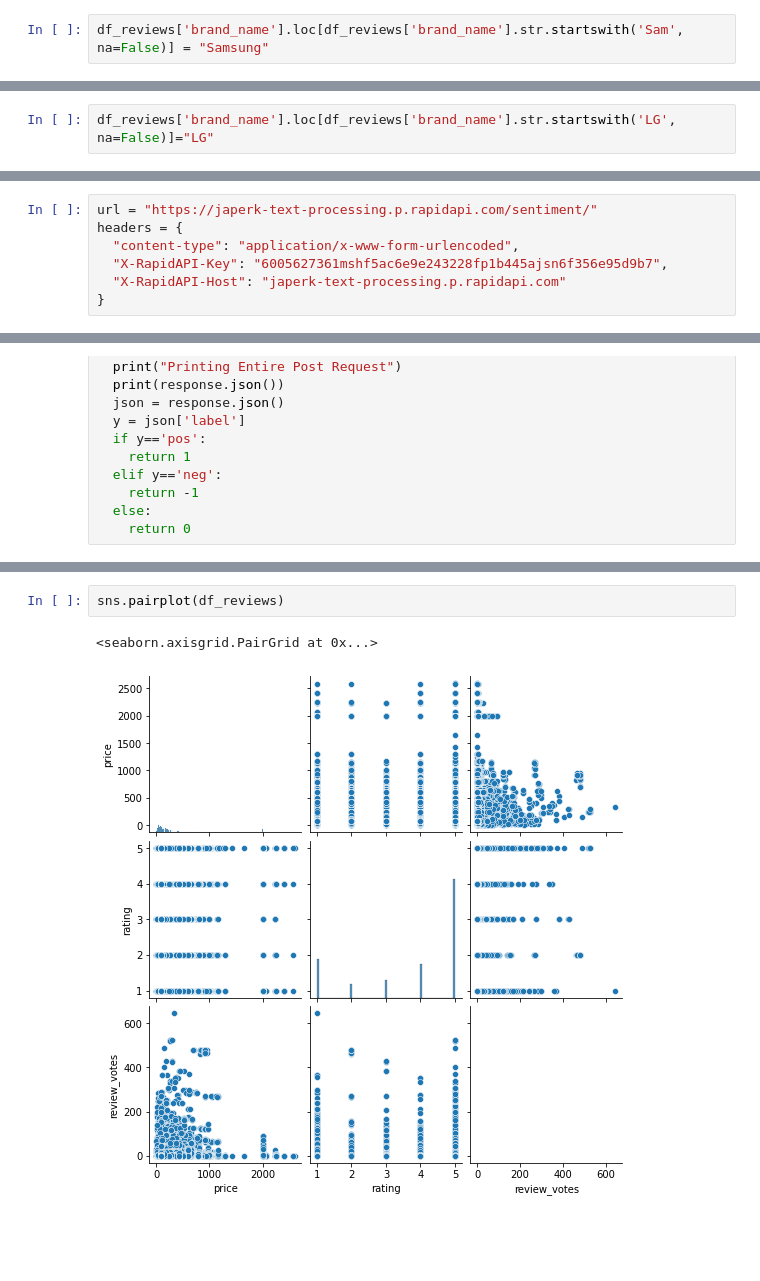
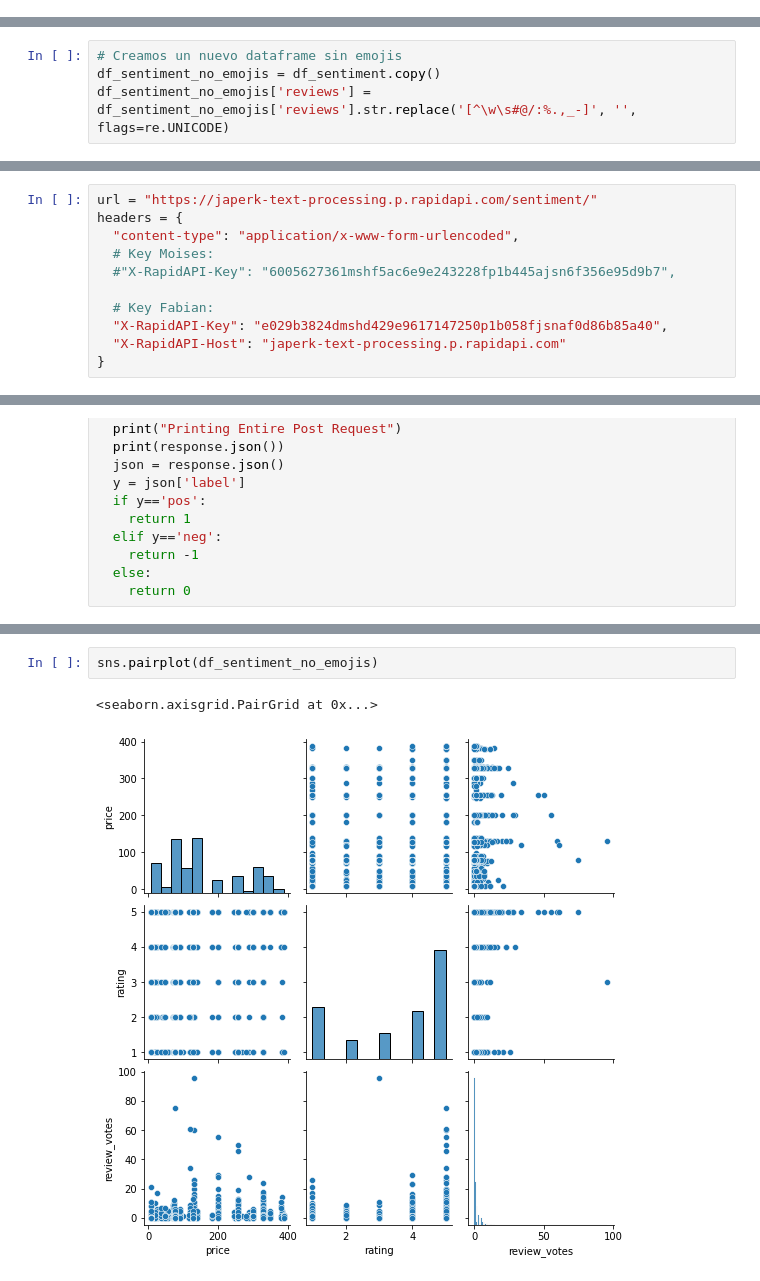
Before and after one commit to flako264/Proyecto-Python, a Jupyter notebook: Proyecto_python_bedu.ipynb, the cells around one changed output, grey strips where cells are left out. Saved outputs shown, nothing was run; the diff lists cells and outputs as text; blank space fills up the shorter version.

```diff
--- a/Proyecto_python_bedu.ipynb
+++ b/Proyecto_python_bedu.ipynb
@@ -229,2 +205,0 @@ Name: brand_name, dtype: int64
-# %%
-df_reviews['brand_name'].loc[df_reviews['brand_name'].str.startswith('Sam', na=False)] = "Samsung"
@@ -264,2 +205,0 @@ Name: brand_name, dtype: int64
-# %%
-df_reviews['brand_name'].loc[df_reviews['brand_name'].str.startswith('LG', na=False)]="LG"
@@ -496,0 +559,4 @@ df_sentiment_no_emojis=df_sentiment.astype('string').apply(lambda x: x.str.encod
+# %%
+# Creamos un nuevo dataframe sin emojis
+df_sentiment_no_emojis = df_sentiment.copy()
+df_sentiment_no_emojis['reviews'] = df_sentiment_no_emojis['reviews'].str.replace('[^\w\s#@/:%.,_-]', '', flags=re.UNICODE)
@@ -498,7 +570,11 @@ df_sentiment_no_emojis=df_sentiment.astype('string').apply(lambda x: x.str.encod
 url = "https://japerk-text-processing.p.rapidapi.com/sentiment/"
 headers = {
   "content-type": "application/x-www-form-urlencoded",
-  "X-RapidAPI-Key": "6005627361mshf5ac6e9e243228fp1b445ajsn6f356e95d9b7",
+  # Key Moises:
+  #"X-RapidAPI-Key": "6005627361mshf5ac6e9e243228fp1b445ajsn6f356e95d9b7",
+
+  # Key Fabian:
+  "X-RapidAPI-Key": "e029b3824dmshd429e9617147250p1b058fjsnaf0d86b85a40",
   "X-RapidAPI-Host": "japerk-text-processing.p.rapidapi.com"
 }
 # %%
@@ -643,5 +704,5 @@ plt.scatter(df_reviews['price'], df_reviews['rating'])
 # %%
-sns.pairplot(df_reviews)
+sns.pairplot(df_sentiment_no_emojis)
 # %% [output]
 <seaborn.axisgrid.PairGrid at 0x...>
-[figure, old version]
+[figure, new version]
```
Also changed, not shown: parts of 79 cells of this notebook.
